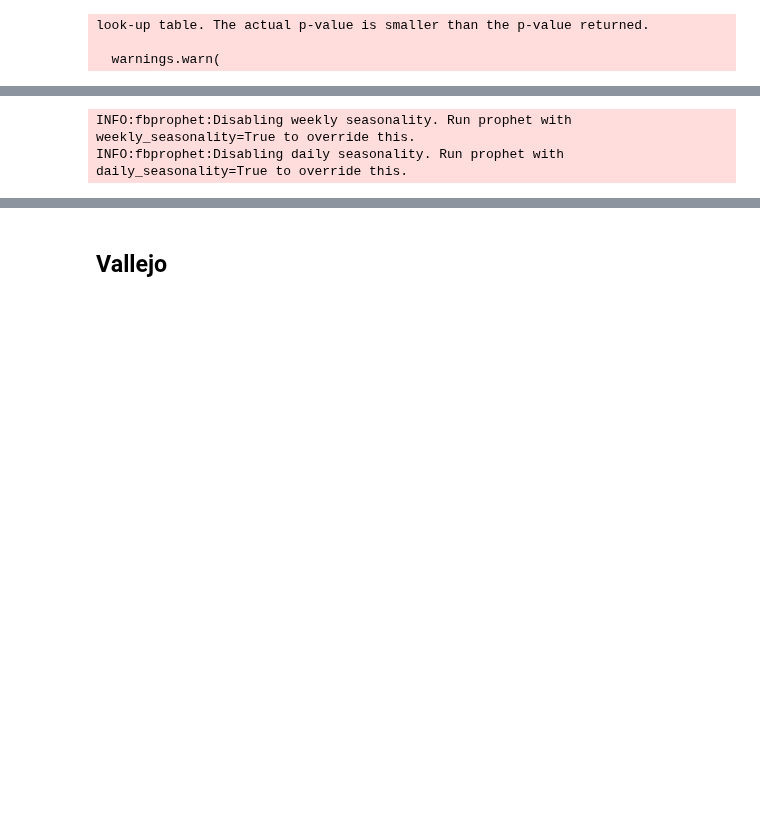
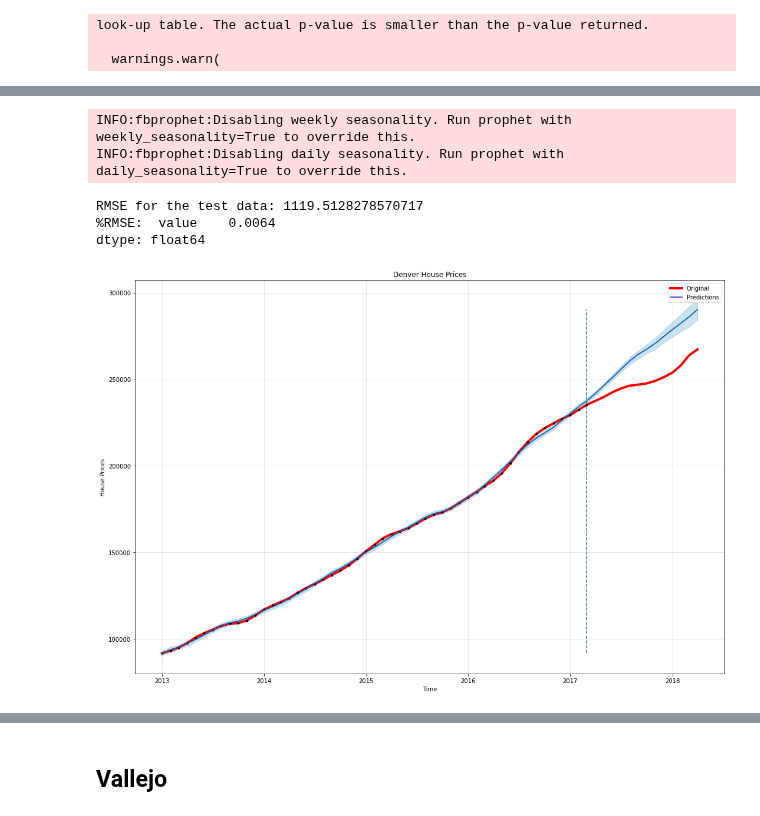
Before and after one commit to fivearm/Phase_4_Project, a Jupyter notebook: check.ipynb, the cells around one changed output, grey strips where cells are left out. Cells and saved outputs as stored; diff of their text form; code cells hidden in the pictures; blank space fills up the shorter version.

```diff
--- a/check.ipynb
+++ b/check.ipynb
@@ -606,0 +641,9 @@ df_prophet.drop(['concrete prices', 'plywood prices',
+# %%
+fbprophet_func(df_prophet)
+# %% [output]
+INFO:fbprophet:Disabling weekly seasonality. Run prophet with weekly_seasonality=True to override this.
+INFO:fbprophet:Disabling daily seasonality. Run prophet with daily_seasonality=True to override this.
+RMSE for the test data: 1119.5128278570717
+%RMSE:  value    0.0064
+dtype: float64
+[figure, added]
@@ -607,10 +654,7 @@ df_prophet.drop(['concrete prices', 'plywood prices',
 # %%
 model = Prophet()
-model.fit(df_prophet)
-forecast = model.predict(df_prophet)
+model.fit(train)
+forecast = model.predict(train)
-# %% [output]
-INFO:fbprophet:Disabling weekly seasonality. Run prophet with weekly_seasonality=True to override this.
-INFO:fbprophet:Disabling daily seasonality. Run prophet with daily_seasonality=True to override this.
 # %%
 sns.lineplot(original['time'], original['value'], label = 'Original')
 sns.lineplot(forecast['ds'], forecast['yhat'], label = 'Predictions');
```
Also changed, not shown: parts of 40 cells of this notebook, 2 other files.
